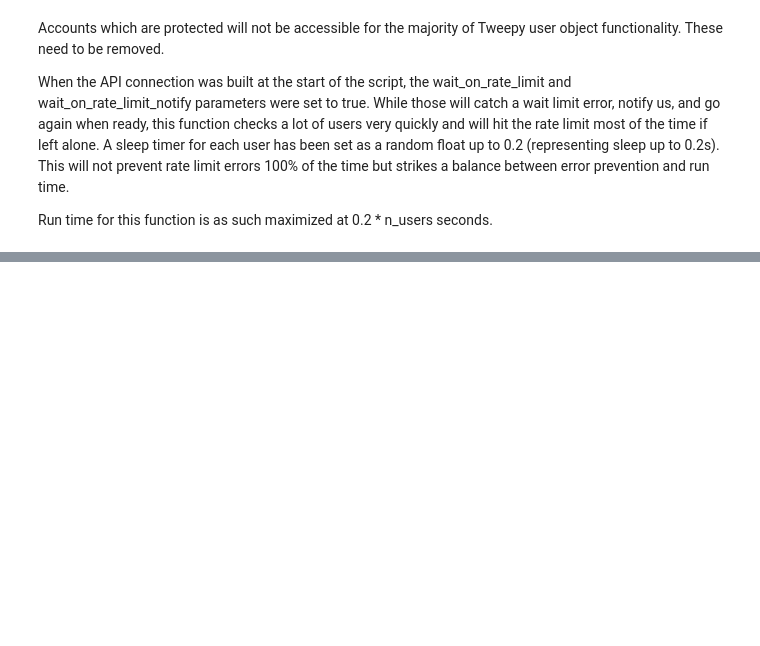
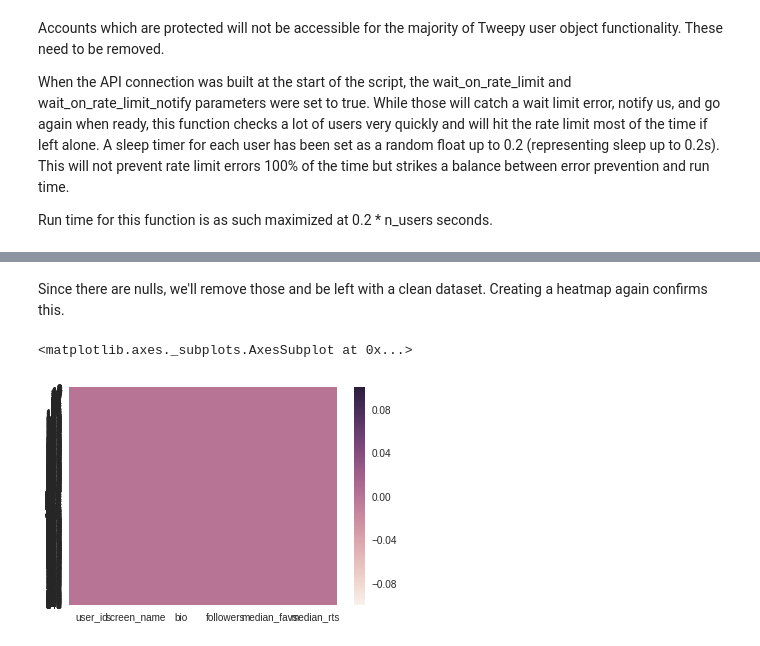
Before and after one commit to wxbaum/twitter-user-scraper, a Jupyter notebook: twitter_user_scraper.ipynb, the cells around one changed output, grey strips where cells are left out. Drawn from its saved outputs; the diff is of its cells as text; code cells hidden in the pictures; blank space fills up the shorter version.

Commit message:
Added engagement metric and additional data cleansing

```diff
--- a/twitter_user_scraper.ipynb
+++ b/twitter_user_scraper.ipynb
@@ -210,0 +241,8 @@ influencers_df.head()
+# %% [markdown]
+Since there are nulls, we'll remove those and be left with a clean dataset. Creating a heatmap again confirms this.
+# %%
+influencers_df = influencers_df.loc[~influencers_df['median_favs'].isnull()]
+sns.heatmap(influencers_df.isnull())
+# %% [output]
+<matplotlib.axes._subplots.AxesSubplot at 0x...>
+[figure, added]
```
Also changed, not shown: parts of 11 cells of this notebook.
